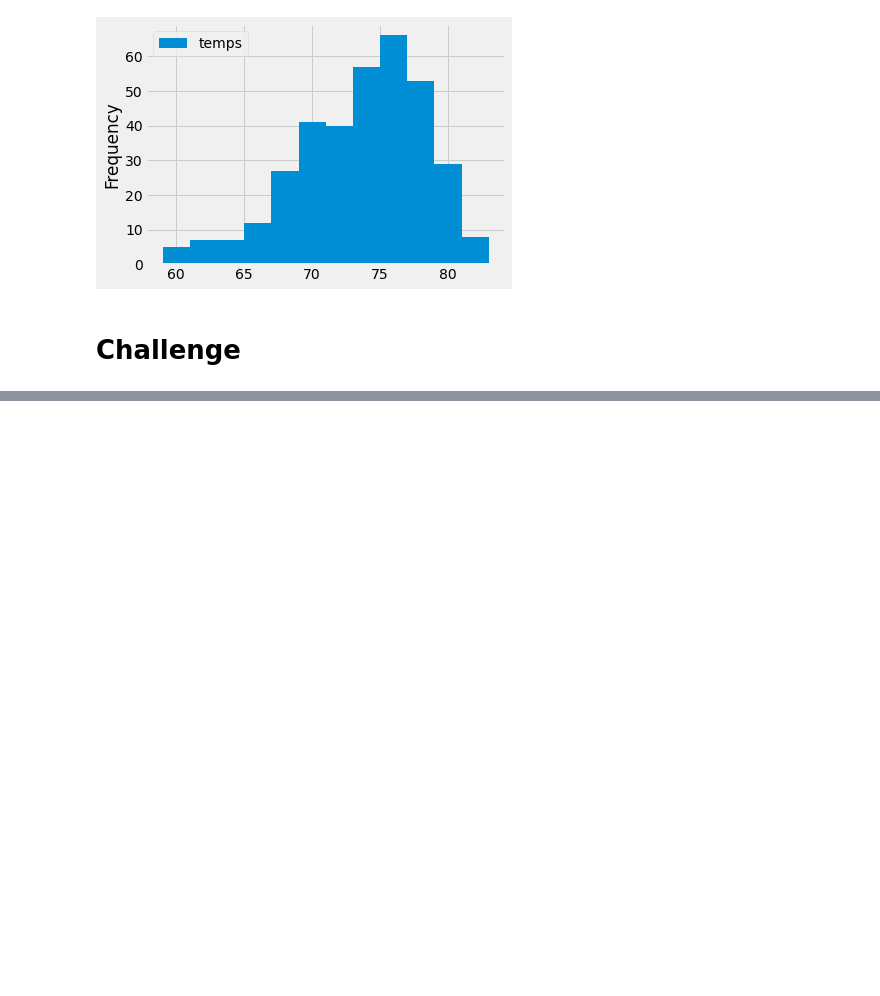
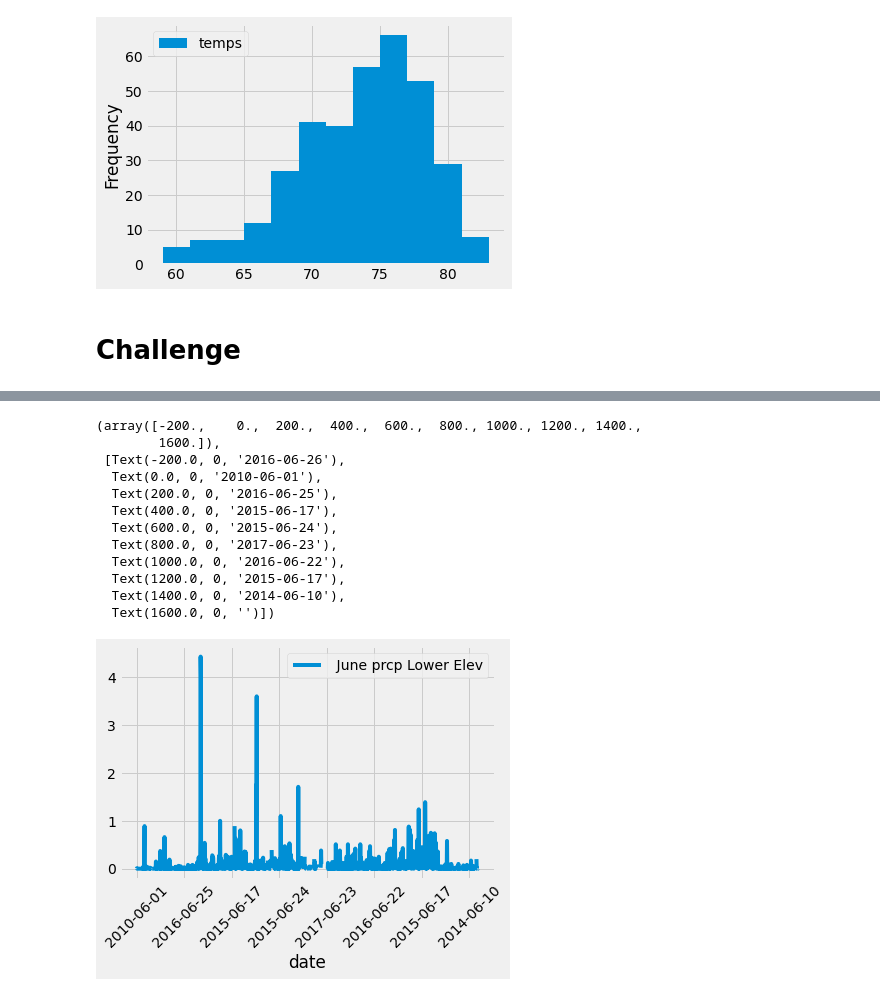
Before and after one commit to Cthompsonlbi/Surfs-Up, a Jupyter notebook: climate_analysis.ipynb, the cells around one changed output, grey strips where cells are left out. Cells and saved outputs as stored; diff of their text form; code cells hidden in the pictures; blank space fills up the shorter version.

```diff
--- a/climate_analysis.ipynb
+++ b/climate_analysis.ipynb
@@ -136,0 +149,25 @@ plt.show()
+# %%
+june_location_prcp=session.query(Measurement.date, Measurement.prcp).filter(Measurement.station  == Station.station).\
+    filter(extract('month', Measurement.date) ==6).\
+    filter(Station.elevation <= 40).all()
+june_location_prcp = pd.DataFrame(june_location_prcp, columns =['date',' June prcp Lower Elev'])
+june_location_prcp.set_index('date', inplace=True)
+# june_location_prcp.plot.hist()
+# plt.tight_layout()
+# plt.show()
+june_location_prcp.plot()
+plt.xticks(rotation = 45)
+# %% [output]
+(array([-200.,    0.,  200.,  400.,  600.,  800., 1000., 1200., 1400.,
+        1600.]),
+ [Text(-200.0, 0, '2016-06-26'),
+  Text(0.0, 0, '2010-06-01'),
+  Text(200.0, 0, '2016-06-25'),
+  Text(400.0, 0, '2015-06-17'),
+  Text(600.0, 0, '2015-06-24'),
+  Text(800.0, 0, '2017-06-23'),
+  Text(1000.0, 0, '2016-06-22'),
+  Text(1200.0, 0, '2015-06-17'),
+  Text(1400.0, 0, '2014-06-10'),
+  Text(1600.0, 0, '')])
+[figure, added]
```
Also changed, not shown: parts of 7 cells of this notebook, 1 other file.
